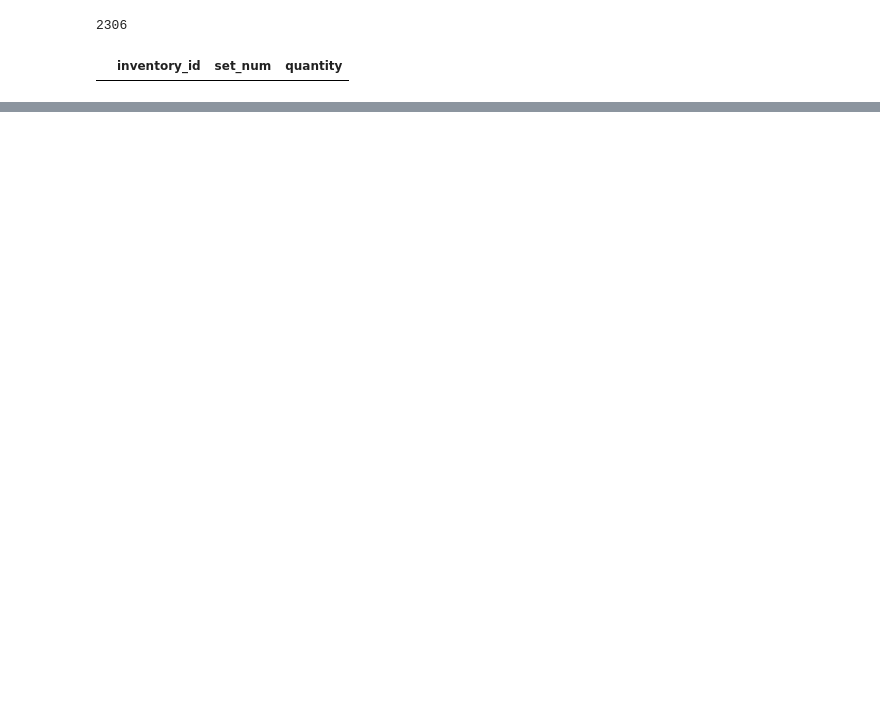
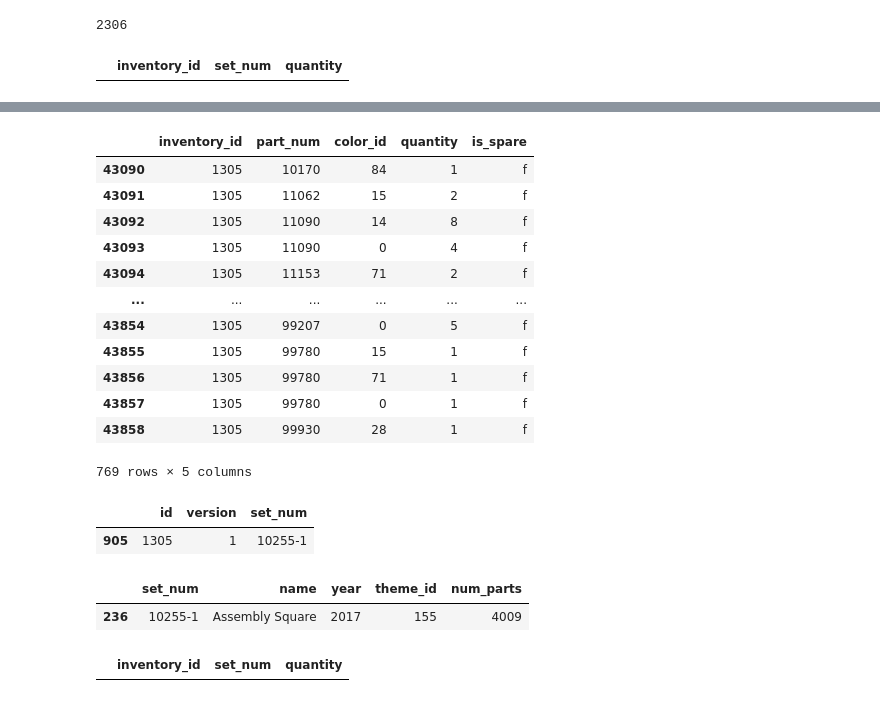
Before and after one commit to hahahassan/Lego_CPSC_project, a Jupyter notebook: notebook/lego_analysis.ipynb, the cells around one changed output, grey strips where cells are left out. Cells and saved outputs as stored; diff of their text form; code cells hidden in the pictures; blank space fills up the shorter version.

```diff
--- a/notebook/lego_analysis.ipynb
+++ b/notebook/lego_analysis.ipynb
@@ -142,0 +348,31 @@ dataframes['inventory_sets'][dataframes['inventory_sets'].duplicated(['set_num',
+# %%
+# for inventory_id 1305
+dataframes['inventory_parts'][dataframes['inventory_parts']['inventory_id']==1305]
+# %% [output]
+|  | inventory_id | part_num | color_id | quantity | is_spare |
+| 43090 | 1305 | 10170 | 84 | 1 | f |
+| 43091 | 1305 | 11062 | 15 | 2 | f |
+| 43092 | 1305 | 11090 | 14 | 8 | f |
+| 43093 | 1305 | 11090 | 0 | 4 | f |
+| 43094 | 1305 | 11153 | 71 | 2 | f |
+| ... | ... | ... | ... | ... | ... |
+| 43854 | 1305 | 99207 | 0 | 5 | f |
+| 43855 | 1305 | 99780 | 15 | 1 | f |
+| 43856 | 1305 | 99780 | 71 | 1 | f |
+| 43857 | 1305 | 99780 | 0 | 1 | f |
+| 43858 | 1305 | 99930 | 28 | 1 | f |
+769 rows × 5 columns
+# %%
+dataframes['inventories'][dataframes['inventories']['id']==1305]
+# %% [output]
+|  | id | version | set_num |
+| 905 | 1305 | 1 | 10255-1 |
+# %%
+dataframes['sets'][dataframes['sets']['set_num']=='10255-1']
+# %% [output]
+|  | set_num | name | year | theme_id | num_parts |
+| 236 | 10255-1 | Assembly Square | 2017 | 155 | 4009 |
+# %%
+dataframes['inventory_sets'][dataframes['inventory_sets']['set_num']=='10255-1']
+# %% [output]
+|  | inventory_id | set_num | quantity |
```
Also changed, not shown: parts of 54 cells of this notebook.
